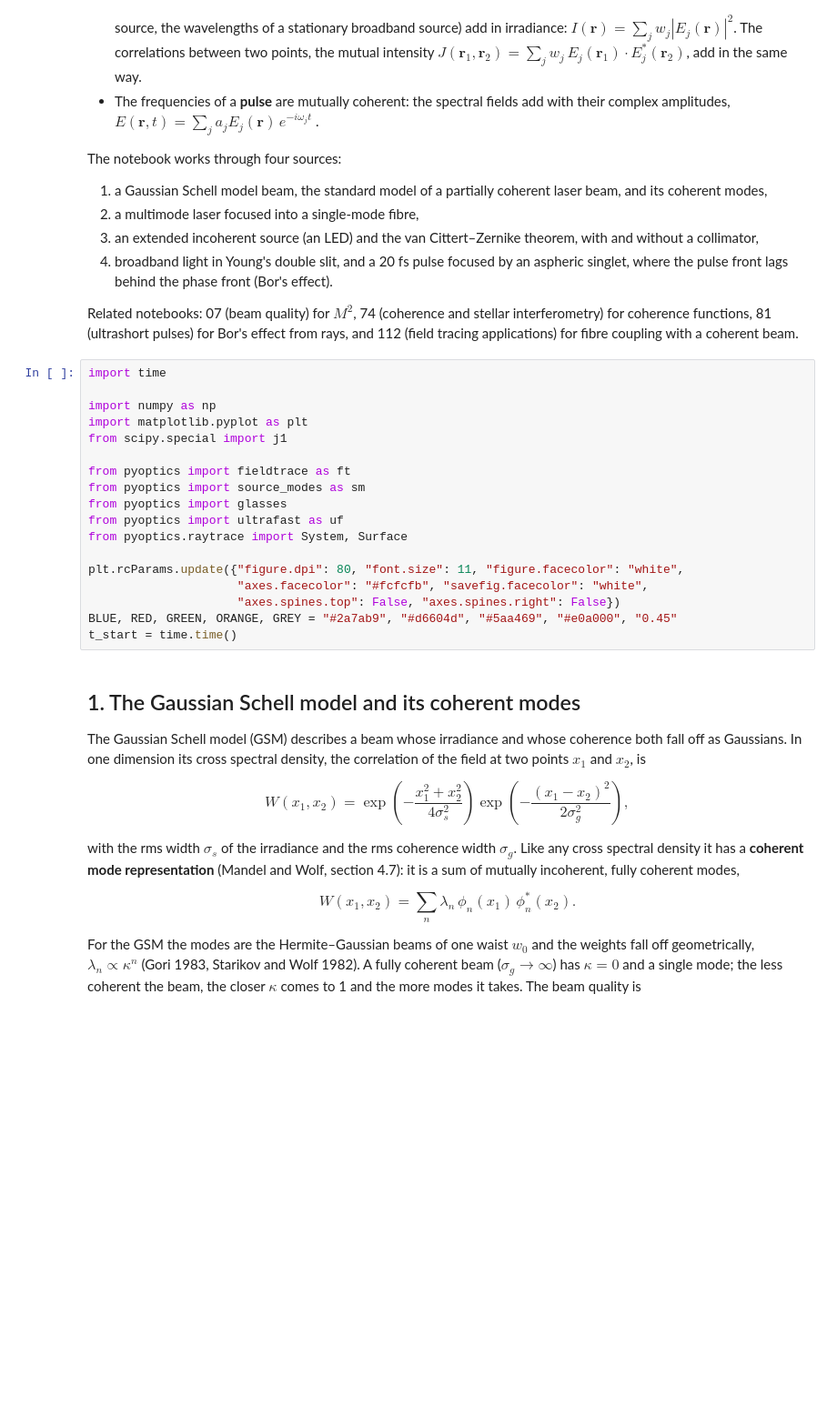
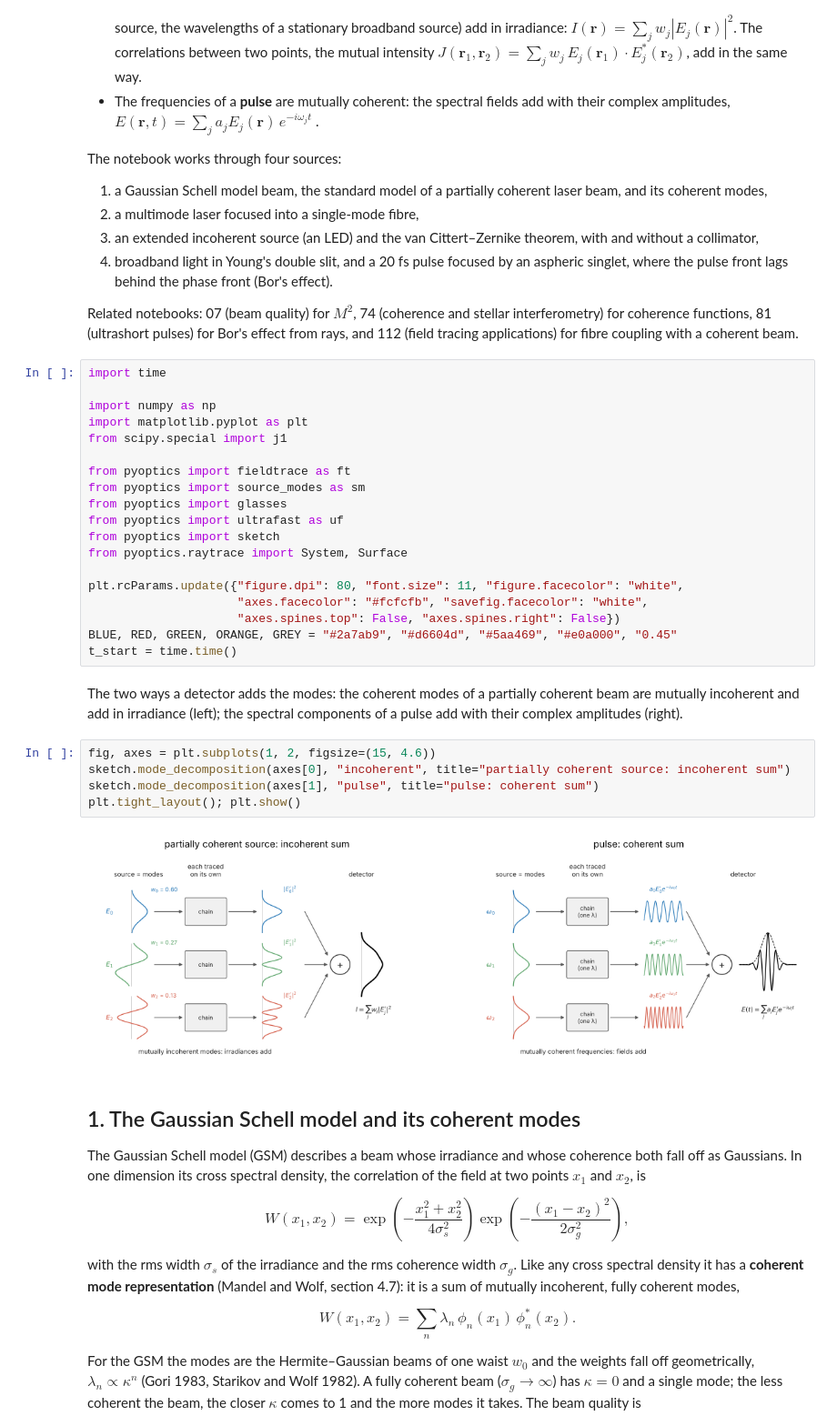
Before and after one commit to EMinsight/pyoptics, a Jupyter notebook: notebooks/169_source_models_field_tracing.ipynb, the cells around one changed output. Shown at 91% size. Drawn from its saved outputs; the diff is of its cells as text; blank space fills up the shorter version.

```diff
--- a/notebooks/169_source_models_field_tracing.ipynb
+++ b/notebooks/169_source_models_field_tracing.ipynb
@@ -51,6 +51,7 @@ from pyoptics import fieldtrace as ft
 from pyoptics import source_modes as sm
 from pyoptics import glasses
 from pyoptics import ultrafast as uf
+from pyoptics import sketch
 from pyoptics.raytrace import System, Surface
 
 plt.rcParams.update({"figure.dpi": 80, "font.size": 11, "figure.facecolor": "white",
@@ -58,6 +59,17 @@ plt.rcParams.update({"figure.dpi": 80, "font.size": 11, "figure.facecolor": "whi
                      "axes.spines.top": False, "axes.spines.right": False})
 BLUE, RED, GREEN, ORANGE, GREY = "#2a7ab9", "#d6604d", "#5aa469", "#e0a000", "0.45"
 t_start = time.time()
+# %% [markdown]
+The two ways a detector adds the modes: the coherent modes of a partially
+coherent beam are mutually incoherent and add in irradiance (left); the
+spectral components of a pulse add with their complex amplitudes (right).
+# %%
+fig, axes = plt.subplots(1, 2, figsize=(15, 4.6))
+sketch.mode_decomposition(axes[0], "incoherent", title="partially coherent source: incoherent sum")
+sketch.mode_decomposition(axes[1], "pulse", title="pulse: coherent sum")
+plt.tight_layout(); plt.show()
+# %% [output]
+[figure, added]
 # %% [markdown]
 ## 1. The Gaussian Schell model and its coherent modes
 
```
Also changed, not shown: parts of 9 cells of this notebook, 3 other files.
